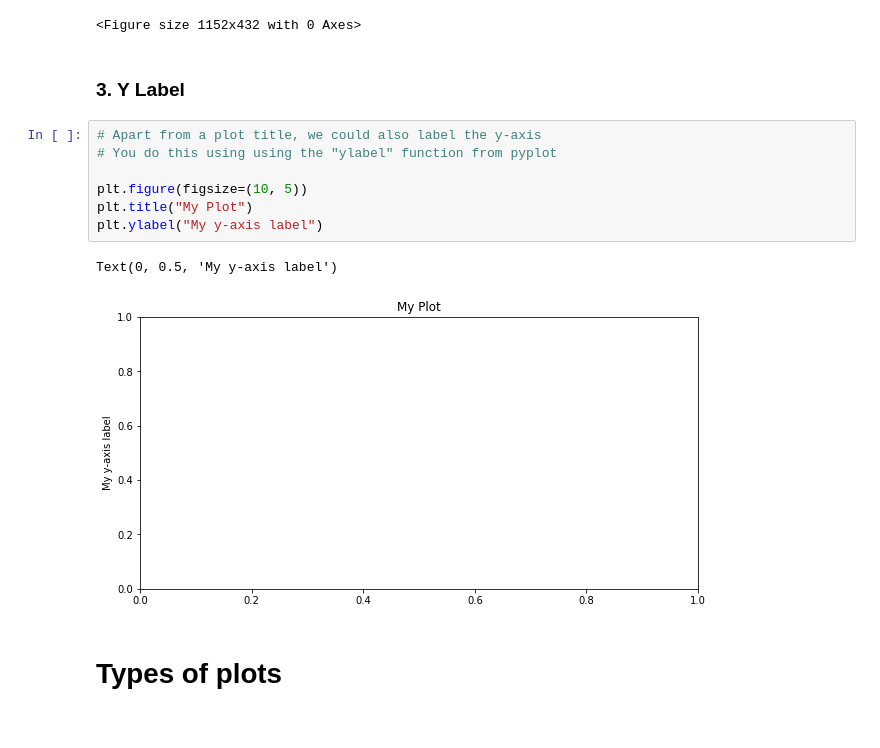
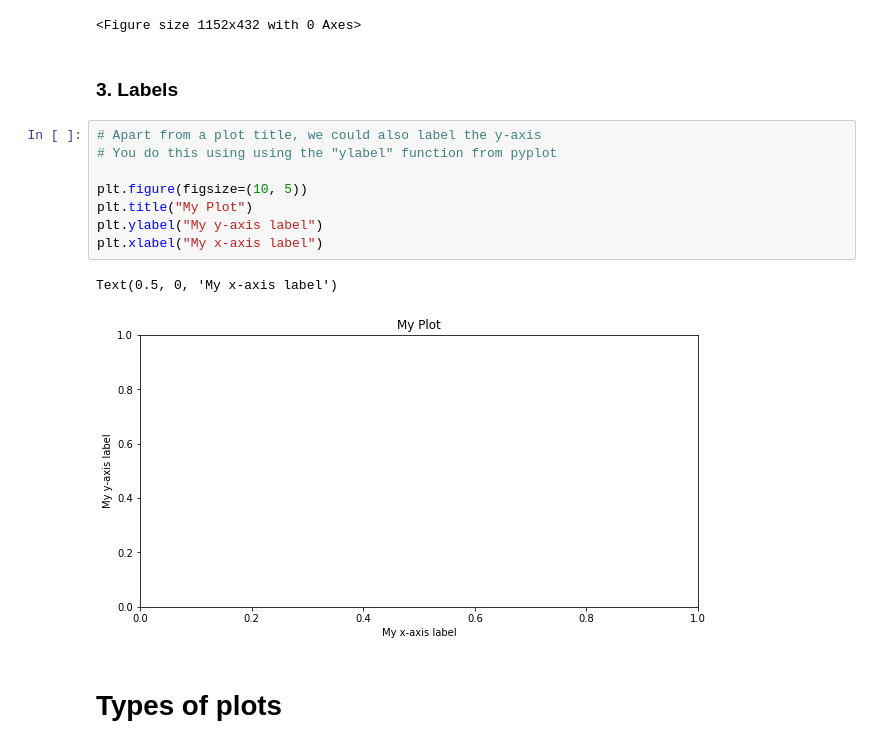
Before and after one commit to yawsonsamuel320/DSC-Data-Science-Track, a Jupyter notebook: Libraries in Data Science/Visualization Libraries/Seaborn and Matplotlib.ipynb, the cells around one changed output. Cells and saved outputs as stored; diff of their text form.

Commit message:
cleaned up visualization libraries notebook

```diff
--- a/Libraries in Data Science/Visualization Libraries/Seaborn and Matplotlib.ipynb
+++ b/Libraries in Data Science/Visualization Libraries/Seaborn and Matplotlib.ipynb
@@ -130,17 +130,18 @@ plt.figure(figsize=(16, 6))
 [figure]
 <Figure size 1152x432 with 0 Axes>
 # %% [markdown]
-### 3. Y Label
+### 3.  Labels
 # %%
 # Apart from a plot title, we could also label the y-axis
 # You do this using using the "ylabel" function from pyplot
 
 plt.figure(figsize=(10, 5))
 plt.title("My Plot")
 plt.ylabel("My y-axis label")
+plt.xlabel("My x-axis label")
 # %% [output]
-Text(0, 0.5, 'My y-axis label')
+Text(0.5, 0, 'My x-axis label')
-[figure, old version]
+[figure, new version]
 # %% [markdown]
 # Types of plots
 # %% [markdown]
```
Also changed, not shown: parts of 4 cells of this notebook.
